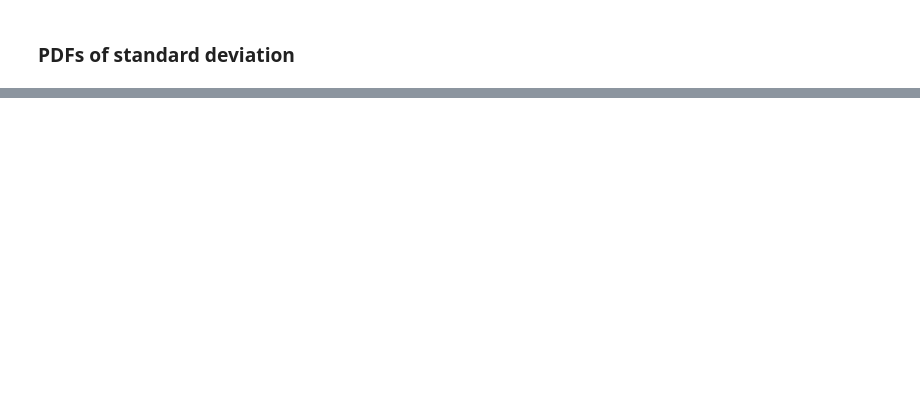
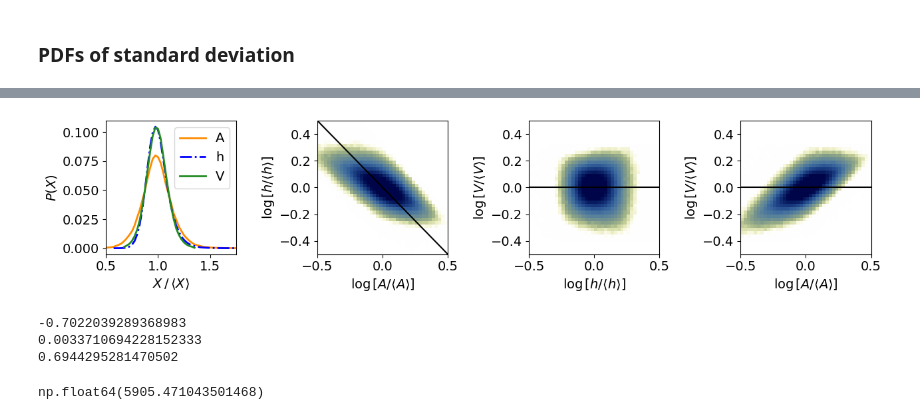
Before and after one commit to siljabl/MDCK-QPI, a Jupyter notebook: scripts/visualization/plot_hAV_correlations.ipynb, the cells around one changed output, grey strips where cells are left out. Cells and saved outputs as stored; diff of their text form; code cells hidden in the pictures; blank space fills up the shorter version.

```diff
--- a/scripts/visualization/plot_hAV_correlations.ipynb
+++ b/scripts/visualization/plot_hAV_correlations.ipynb
@@ -410,0 +467,57 @@ fig.savefig("figs/Elife/subfigures/hAVv_SD_distribution.svg")
+# %%
+xA, yA = compute_pdf_from_bins(A_projected, 40, 0)
+xh, yh = compute_pdf_from_bins(h_measured,  40, 0)
+xV, yV = compute_pdf_from_bins(V_measured,  40, 0)
+# %%
+fig, ax = plt.subplots(1,4, figsize=(13, 3))
+
+ax[0].plot(xA, yA, "-",  c="darkorange", lw=2, label="A")
+ax[0].plot(xh, yh, '-.', c="b", lw=2, label="h")
+ax[0].plot(xV, yV, '-',  c="forestgreen", lw=2, label="V")
+ax[0].set(xlabel=r"$X\,/\,\langle X \rangle$",
+            ylabel=r"$P(X)$",
+            xlim=(0.5, 1.75))
+ax[0].legend()
+
+
+
+ax[1].hist2d(np.log(A_projected.ravel()),
+               np.log(h_measured.ravel()), bins=[40, 40], range=[[-.5,.5], [-.5,.5]], cmap=cmap, norm=mpl.colors.LogNorm(vmin=60, vmax=6000))
+ax[2].hist2d(np.log(h_measured.ravel()),
+               np.log(V_measured.ravel()), bins=[40, 40], range=[[-.5,.5], [-.5,.5]], cmap=cmap, norm=mpl.colors.LogNorm(vmin=60, vmax=6000))
+ax[3].hist2d(np.log(A_projected.ravel()),
+               np.log(V_measured.ravel()), bins=[40, 40], range=[[-.5,.5], [-.5,.5]], cmap=cmap, norm=mpl.colors.LogNorm(vmin=60, vmax=6000))
+
+ax[1].set(ylabel=r"$\log{[h/\langle h \rangle]}$",
+            xlabel=r"$\log{[A/\langle A \rangle]}$")
+
+ax[2].set(ylabel=r"$\log{[V/\langle V \rangle]}$",
+            xlabel=r"$\log{[h/\langle h \rangle]}$")
+
+ax[3].set(xlabel=r"$\log{[A/\langle A \rangle]}$",
+            ylabel=r"$\log{[V/\langle V \rangle]}$")
+
+ax[1].plot(np.log(1/A_arr), np.log(A_arr), 'k-')
+ax[2].plot(np.log(1/A_arr), np.zeros_like(A_arr), 'k-')
+ax[3].plot(np.log(A_arr),   np.zeros_like(A_arr), 'k-')
+
+
+fig.tight_layout()
+# fig.savefig("figs/frustum_distributions.png", dpi=300)
+# %% [output]
+[figure, added]
+# %%
+corr_coeffs_hA = sc.stats.pearsonr(A_projected, h_measured)[0]
+corr_coeffs_hV = sc.stats.pearsonr(V_measured,  h_measured)[0]
+corr_coeffs_AV = sc.stats.pearsonr(V_measured,  A_projected)[0]
+
+print(corr_coeffs_hA)
+print(corr_coeffs_hV)
+print(corr_coeffs_AV)
+
+np.sum(mask) * 2000 / len(rescaled_area)
+# %% [output]
+-0.7022039289368983
+0.0033710694228152333
+0.6944295281470502
+np.float64(5905.471043501468)
```
Also changed, not shown: parts of 20 cells of this notebook.
